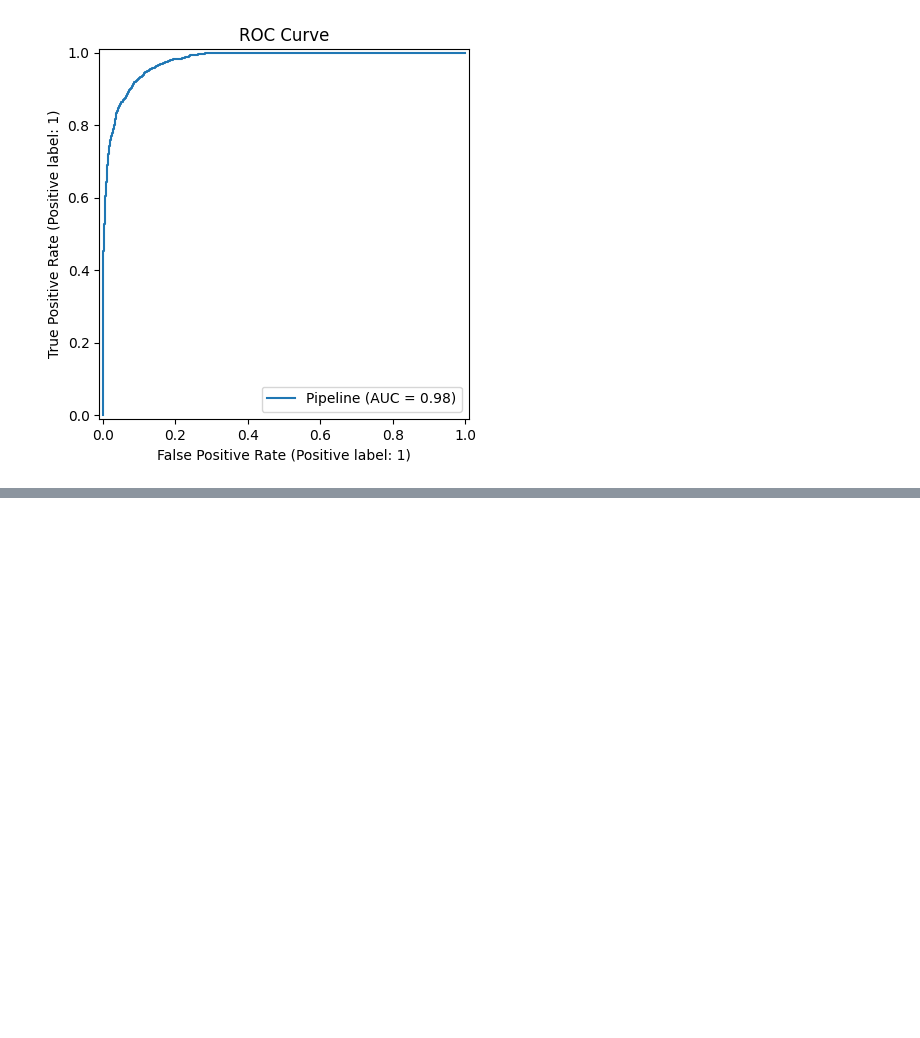
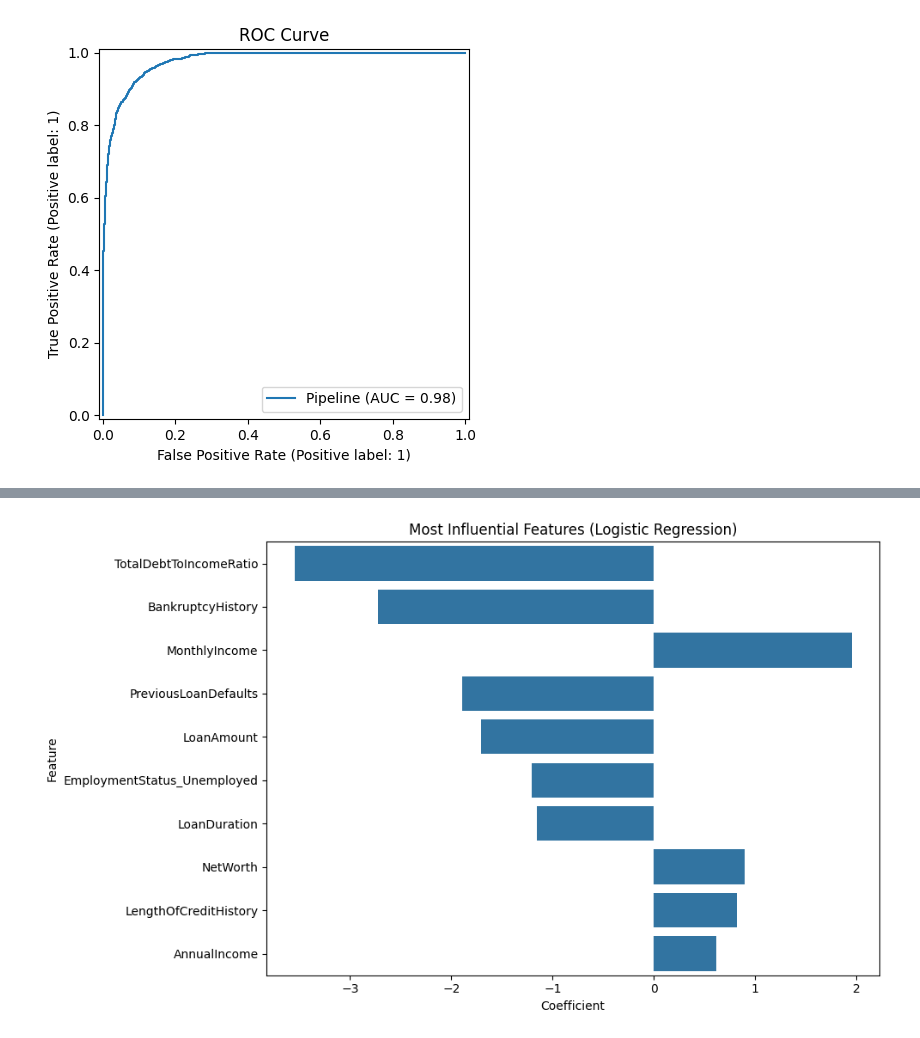
Before and after one commit to mbielecki1/AD07_LAB, a Jupyter notebook: financial_loan_risk.ipynb, the cells around one changed output, grey strips where cells are left out. Drawn from its saved outputs; the diff is of its cells as text; code cells hidden in the pictures; blank space fills up the shorter version.

```diff
--- a/financial_loan_risk.ipynb
+++ b/financial_loan_risk.ipynb
@@ -1004,3 +1019,25 @@ plt.title("ROC Curve")
 plt.show()
 # %% [output]
 [figure]
+# %%
+# Extract feature names after preprocessing
+feature_names = final_model.named_steps['preprocessor'].get_feature_names_out()
+
+# Remove transformer prefixes (num__, cat__, ord__, bin__)
+feature_names = [name.split('__', 1)[1] if '__' in name else name
+    for name in feature_names
+]
+
+# Extract Logistic Regression coefficients
+coefficients = pd.DataFrame({
+    'Feature': feature_names,
+    'Coefficient': final_model.named_steps[
+        'classifier'
+    ].coef_[0]
+})
+
+# Sort by absolute coefficient magnitude
+coefficients['AbsCoefficient'] = coefficients['Coefficient'].abs()
+coefficients = coefficients.sort_values(by='AbsCoefficient',ascending=False)
+
+display(coefficients.head(10))
@@ -1006,0 +1056,16 @@ plt.show()
+# %%
+top_features = coefficients.head(10)
+
+plt.figure(figsize=(10,6))
+
+sns.barplot(
+    data=top_features,
+    x='Coefficient',
+    y='Feature'
+)
+
+plt.title('Most Influential Features (Logistic Regression)')
+plt.tight_layout()
+plt.show()
+# %% [output]
+[figure, added]
```
Also changed, not shown: parts of 6 cells of this notebook.
